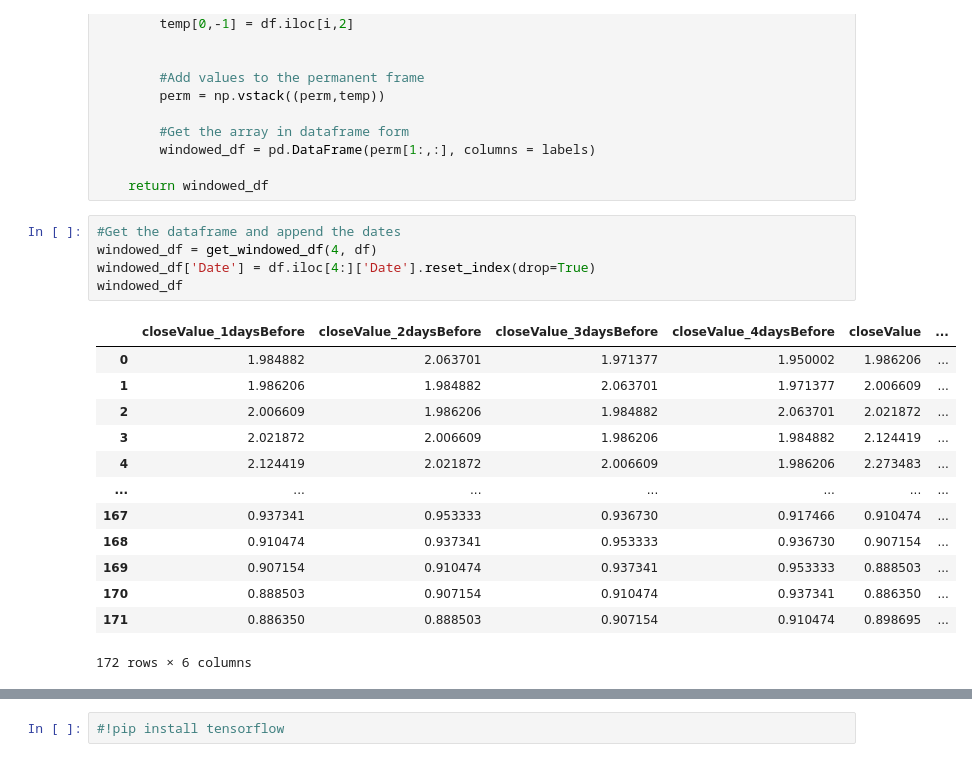
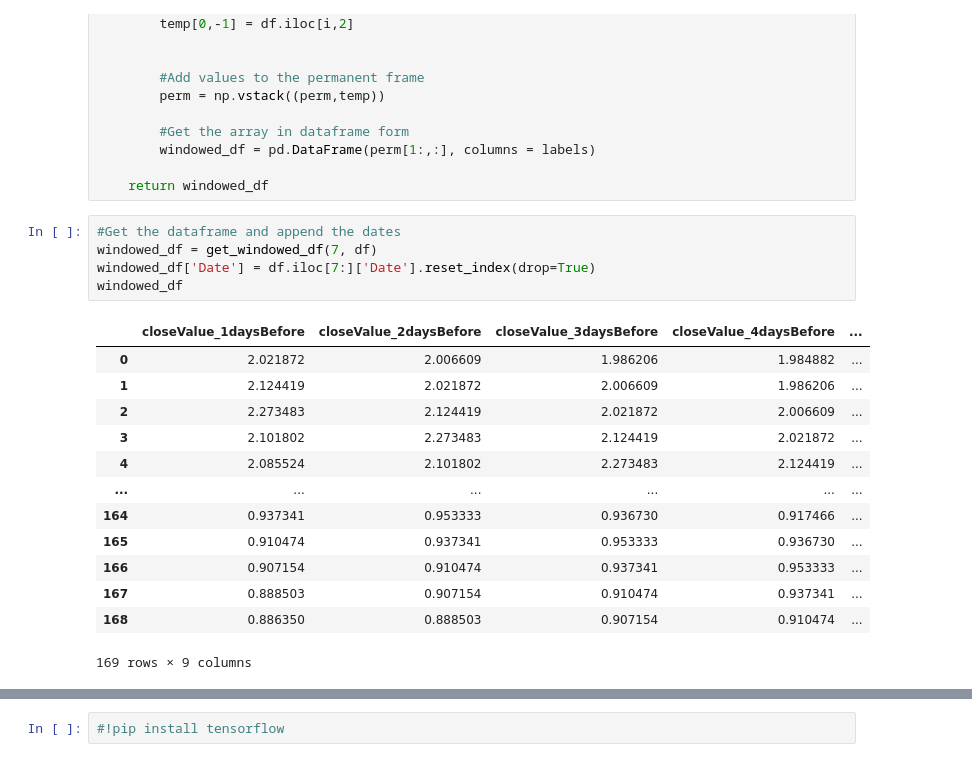
Before and after one commit to rodrigomfguedes/business-cases-21-22, a Jupyter notebook: BC4_crypto_forecasting/scripts/ADA_notebook.ipynb, the cells around one changed output, grey strips where cells are left out. Drawn from its saved outputs; the diff is of its cells as text.

```diff
--- a/BC4_crypto_forecasting/scripts/ADA_notebook.ipynb
+++ b/BC4_crypto_forecasting/scripts/ADA_notebook.ipynb
@@ -418,23 +419,23 @@ def get_windowed_df(X, df):
     return windowed_df
 # %%
 #Get the dataframe and append the dates
-windowed_df = get_windowed_df(4, df)
-windowed_df['Date'] = df.iloc[4:]['Date'].reset_index(drop=True)
+windowed_df = get_windowed_df(7, df)
+windowed_df['Date'] = df.iloc[7:]['Date'].reset_index(drop=True)
 windowed_df
 # %% [output]
-|  | closeValue_1daysBefore | closeValue_2daysBefore | closeValue_3daysBefore | closeValue_4daysBefore | closeValue | ... |
-| 0 | 1.984882 | 2.063701 | 1.971377 | 1.950002 | 1.986206 | ... |
-| 1 | 1.986206 | 1.984882 | 2.063701 | 1.971377 | 2.006609 | ... |
-| 2 | 2.006609 | 1.986206 | 1.984882 | 2.063701 | 2.021872 | ... |
-| 3 | 2.021872 | 2.006609 | 1.986206 | 1.984882 | 2.124419 | ... |
-| 4 | 2.124419 | 2.021872 | 2.006609 | 1.986206 | 2.273483 | ... |
-| ... | ... | ... | ... | ... | ... | ... |
-| 167 | 0.937341 | 0.953333 | 0.936730 | 0.917466 | 0.910474 | ... |
-| 168 | 0.910474 | 0.937341 | 0.953333 | 0.936730 | 0.907154 | ... |
-| 169 | 0.907154 | 0.910474 | 0.937341 | 0.953333 | 0.888503 | ... |
-| 170 | 0.888503 | 0.907154 | 0.910474 | 0.937341 | 0.886350 | ... |
-| 171 | 0.886350 | 0.888503 | 0.907154 | 0.910474 | 0.898695 | ... |
+|  | closeValue_1daysBefore | closeValue_2daysBefore | closeValue_3daysBefore | closeValue_4daysBefore | ... |
+| 0 | 2.021872 | 2.006609 | 1.986206 | 1.984882 | ... |
+| 1 | 2.124419 | 2.021872 | 2.006609 | 1.986206 | ... |
+| 2 | 2.273483 | 2.124419 | 2.021872 | 2.006609 | ... |
+| 3 | 2.101802 | 2.273483 | 2.124419 | 2.021872 | ... |
+| 4 | 2.085524 | 2.101802 | 2.273483 | 2.124419 | ... |
+| ... | ... | ... | ... | ... | ... |
+| 164 | 0.937341 | 0.953333 | 0.936730 | 0.917466 | ... |
+| 165 | 0.910474 | 0.937341 | 0.953333 | 0.936730 | ... |
+| 166 | 0.907154 | 0.910474 | 0.937341 | 0.953333 | ... |
+| 167 | 0.888503 | 0.907154 | 0.910474 | 0.937341 | ... |
+| 168 | 0.886350 | 0.888503 | 0.907154 | 0.910474 | ... |
-172 rows × 6 columns
+169 rows × 9 columns
 # %%
 #Get the X,y and dates into a numpy array to apply on a model
 
```
Also changed, not shown: parts of 14 cells of this notebook, 13 other files.
